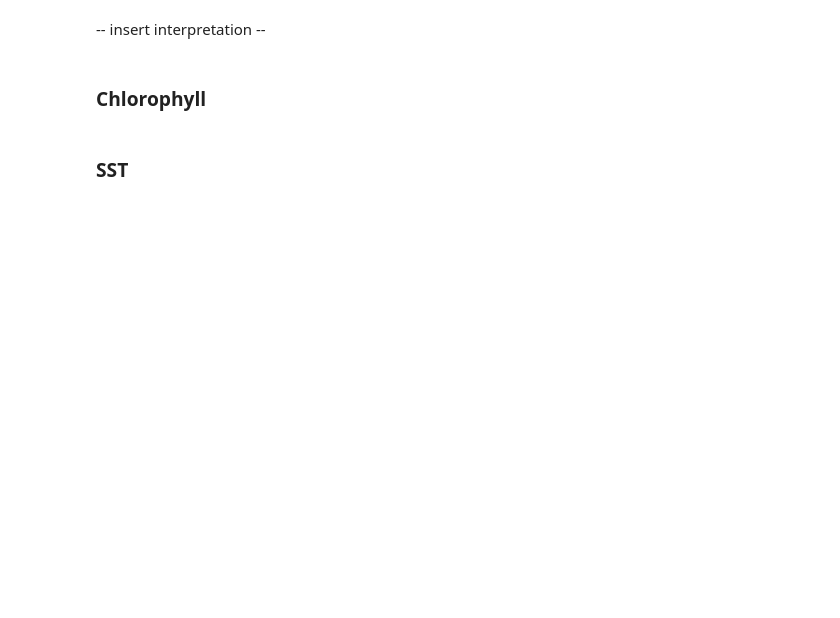
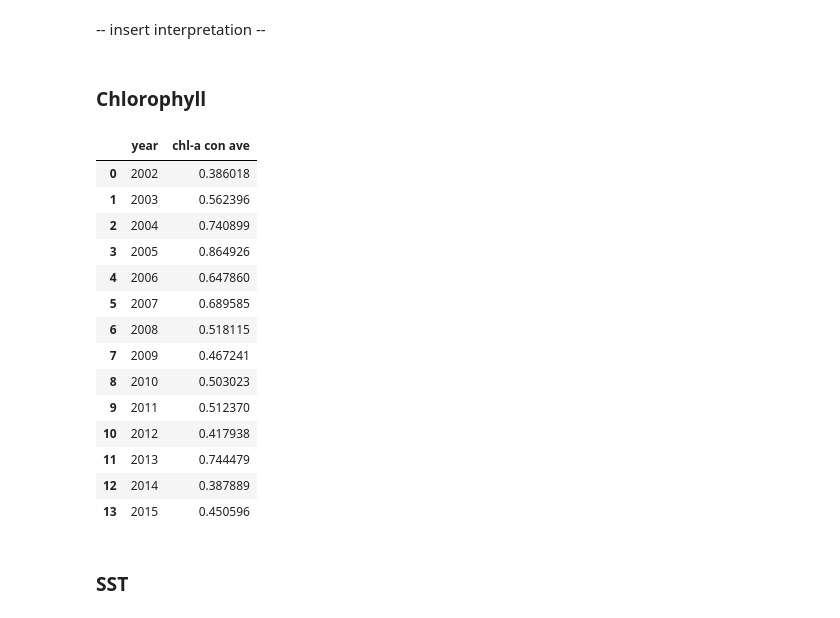
Before and after one commit to sjoh18/MS263-Final-Project, a Jupyter notebook: Final_project.ipynb, the cells around one changed output. Saved outputs shown, nothing was run; the diff lists cells and outputs as text; code cells hidden in the pictures; blank space fills up the shorter version.

```diff
--- a/Final_project.ipynb
+++ b/Final_project.ipynb
@@ -161,5 +169,25 @@ post_hoc
 -- insert interpretation --
 # %% [markdown]
 ### Chlorophyll
+# %%
+file_pathc = '/Users/sarah/Documents/MLML/Current_classes/MS263-Data_Analysis/Final_project/data/Chl_yearly_data.csv'
+chl_df = pd.read_csv(file_pathc,header=1)
+chl_df
+# %% [output]
+|  | year | chl-a con ave |
+| 0 | 2002 | 0.386018 |
+| 1 | 2003 | 0.562396 |
+| 2 | 2004 | 0.740899 |
+| 3 | 2005 | 0.864926 |
+| 4 | 2006 | 0.647860 |
+| 5 | 2007 | 0.689585 |
+| 6 | 2008 | 0.518115 |
+| 7 | 2009 | 0.467241 |
+| 8 | 2010 | 0.503023 |
+| 9 | 2011 | 0.512370 |
+| 10 | 2012 | 0.417938 |
+| 11 | 2013 | 0.744479 |
+| 12 | 2014 | 0.387889 |
+| 13 | 2015 | 0.450596 |
 # %% [markdown]
 ### SST
```
Also changed, not shown: parts of 8 cells of this notebook.
